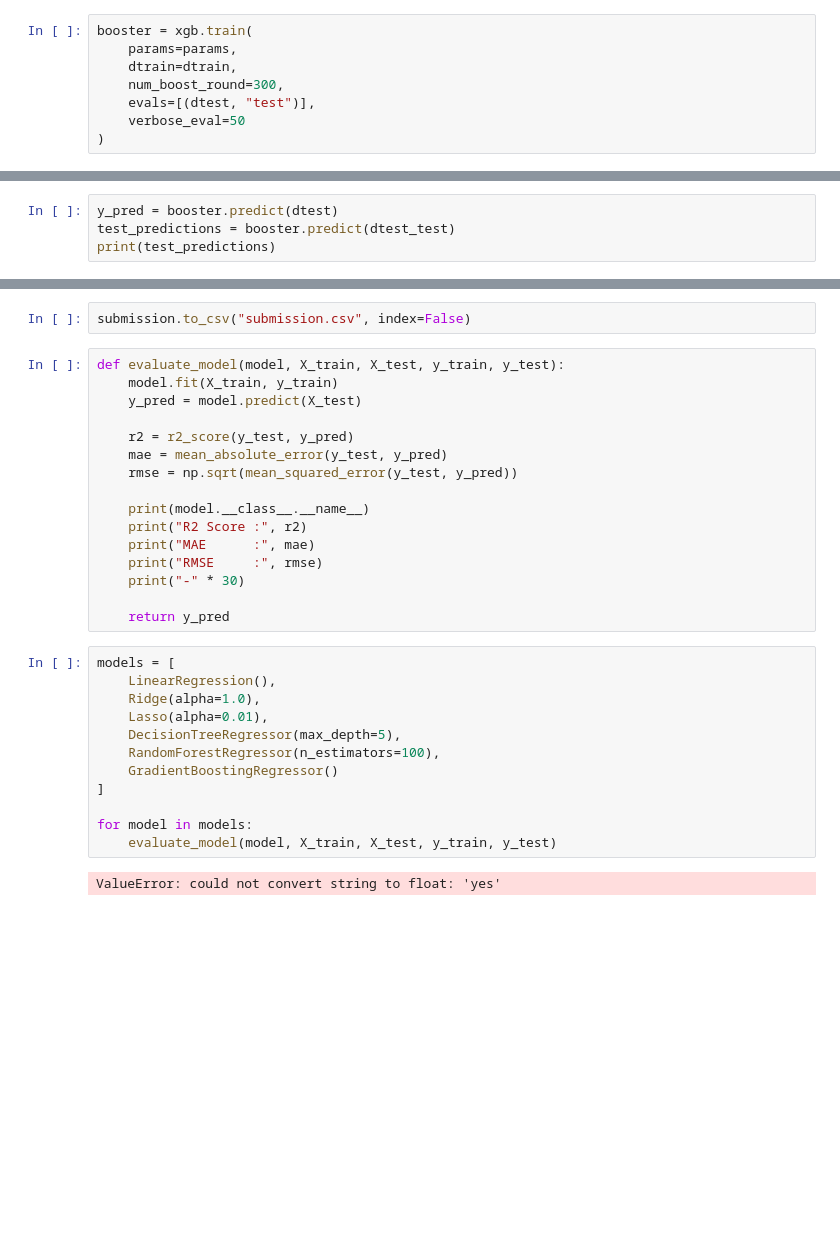
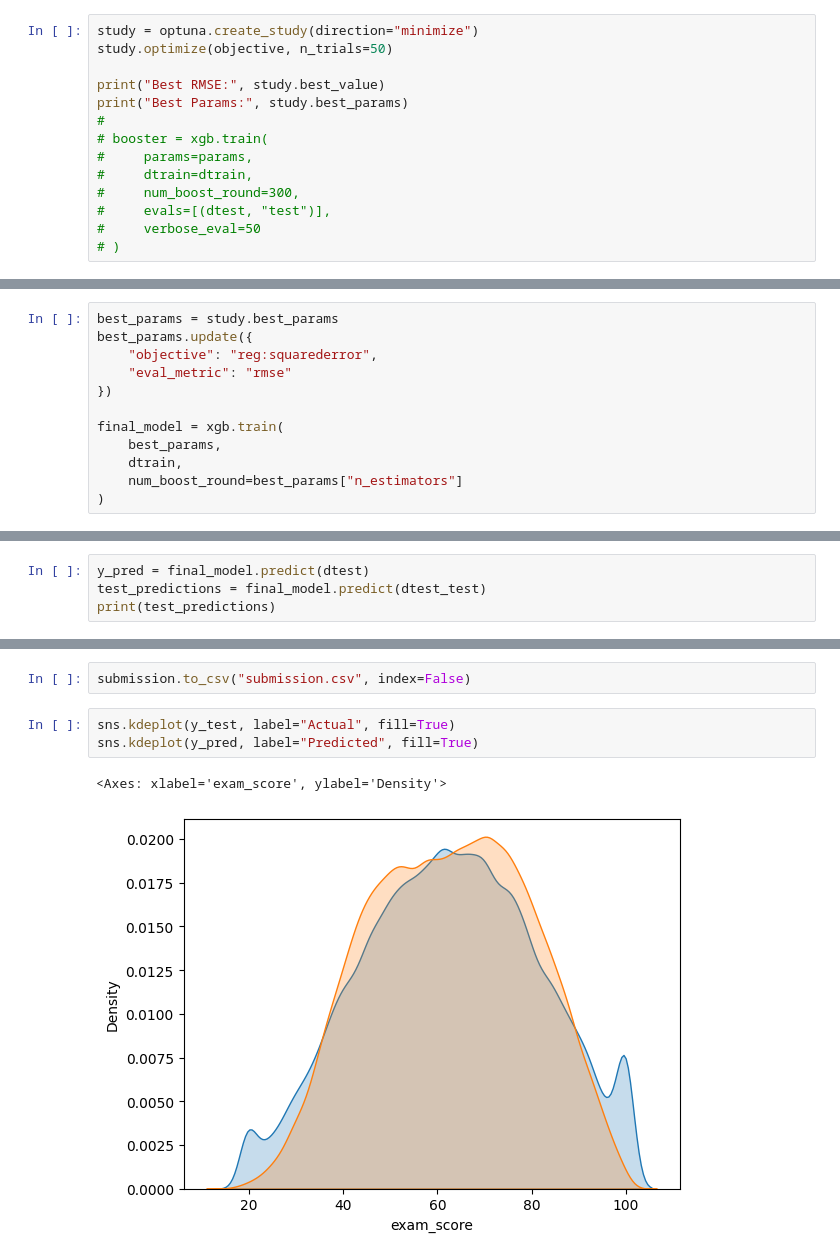
Before and after one commit to RajeshSenapti/Predicting-Student-Test-Scores, a Jupyter notebook: Student.ipynb, the cells around one changed output, grey strips where cells are left out. Drawn from its saved outputs; the diff is of its cells as text; blank space fills up the shorter version.

```diff
--- a/Student.ipynb
+++ b/Student.ipynb
@@ -291,9 +346,15 @@ params = {
 # %%
-booster = xgb.train(
-    params=params,
-    dtrain=dtrain,
-    num_boost_round=300,
-    evals=[(dtest, "test")],
-    verbose_eval=50
-)
+study = optuna.create_study(direction="minimize")
+study.optimize(objective, n_trials=50)
+
+print("Best RMSE:", study.best_value)
+print("Best Params:", study.best_params)
+#
+# booster = xgb.train(
+#     params=params,
+#     dtrain=dtrain,
+#     num_boost_round=300,
+#     evals=[(dtest, "test")],
+#     verbose_eval=50
+# )
 # %% [output]
@@ -306,0 +380,12 @@ booster = xgb.train(
+# %%
+best_params = study.best_params
+best_params.update({
+    "objective": "reg:squarederror",
+    "eval_metric": "rmse"
+})
+
+final_model = xgb.train(
+    best_params,
+    dtrain,
+    num_boost_round=best_params["n_estimators"]
+)
@@ -339,7 +412,7 @@ plt.show()
 # %% [output]
 [figure]
 # %%
-y_pred = booster.predict(dtest)
-test_predictions = booster.predict(dtest_test)
+y_pred = final_model.predict(dtest)
+test_predictions = final_model.predict(dtest_test)
 print(test_predictions)
 # %% [output]
@@ -357,33 +430,9 @@ submission = pd.DataFrame({
 })
 # %%
 submission.to_csv("submission.csv", index=False)
-# %%
-def evaluate_model(model, X_train, X_test, y_train, y_test):
-    model.fit(X_train, y_train)
-    y_pred = model.predict(X_test)
-
-    r2 = r2_score(y_test, y_pred)
-    mae = mean_absolute_error(y_test, y_pred)
-    rmse = np.sqrt(mean_squared_error(y_test, y_pred))
-
-    print(model.__class__.__name__)
-    print("R2 Score :", r2)
-    print("MAE      :", mae)
-    print("RMSE     :", rmse)
-    print("-" * 30)
-
-    return y_pred
-# %%
-models = [
-    LinearRegression(),
-    Ridge(alpha=1.0),
-    Lasso(alpha=0.01),
-    DecisionTreeRegressor(max_depth=5),
-    RandomForestRegressor(n_estimators=100),
-    GradientBoostingRegressor()
-]
-
-for model in models:
-    evaluate_model(model, X_train, X_test, y_train, y_test)
-# %% [output]
-ValueError: could not convert string to float: 'yes'
+# %%
+sns.kdeplot(y_test, label="Actual", fill=True)
+sns.kdeplot(y_pred, label="Predicted", fill=True)
+# %% [output]
+<Axes: xlabel='exam_score', ylabel='Density'>
+[figure, added]
```
Also changed, not shown: parts of 11 cells of this notebook, 3 other files.
